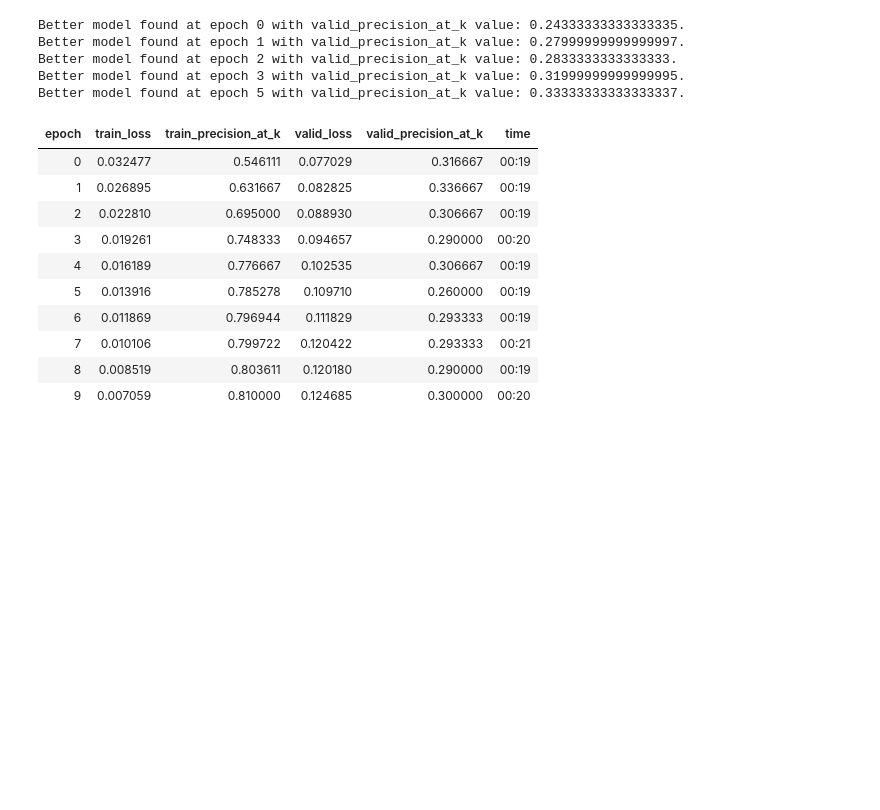
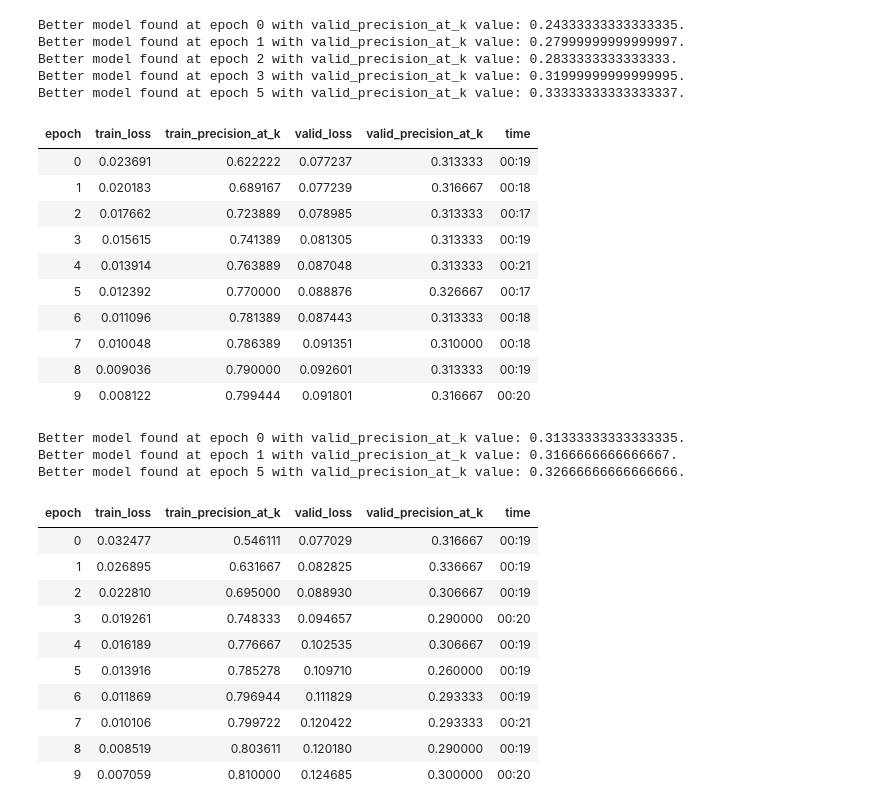
Before and after one commit to debjyotiSRoy/xcube, a Jupyter notebook: nbs/18_tutorial.train_mimic3.ipynb, the cells around one changed output. Cells and saved outputs as stored; diff of their text form; code cells hidden in the pictures; blank space fills up the shorter version.

```diff
--- a/nbs/18_tutorial.train_mimic3.ipynb
+++ b/nbs/18_tutorial.train_mimic3.ipynb
@@ -1489,6 +1539,23 @@ Better model found at epoch 3 with valid_precision_at_k value: 0.319999999999999
 Better model found at epoch 5 with valid_precision_at_k value: 0.33333333333333337.
 # %%
 learn.freeze_to(-2)
+# %%
+learn.fit(10, lr=1e-2)
+# %% [output]
+| epoch | train_loss | train_precision_at_k | valid_loss | valid_precision_at_k | time |
+| 0 | 0.023691 | 0.622222 | 0.077237 | 0.313333 | 00:19 |
+| 1 | 0.020183 | 0.689167 | 0.077239 | 0.316667 | 00:18 |
+| 2 | 0.017662 | 0.723889 | 0.078985 | 0.313333 | 00:17 |
+| 3 | 0.015615 | 0.741389 | 0.081305 | 0.313333 | 00:19 |
+| 4 | 0.013914 | 0.763889 | 0.087048 | 0.313333 | 00:21 |
+| 5 | 0.012392 | 0.770000 | 0.088876 | 0.326667 | 00:17 |
+| 6 | 0.011096 | 0.781389 | 0.087443 | 0.313333 | 00:18 |
+| 7 | 0.010048 | 0.786389 | 0.091351 | 0.310000 | 00:18 |
+| 8 | 0.009036 | 0.790000 | 0.092601 | 0.313333 | 00:19 |
+| 9 | 0.008122 | 0.799444 | 0.091801 | 0.316667 | 00:20 |
+Better model found at epoch 0 with valid_precision_at_k value: 0.31333333333333335.
+Better model found at epoch 1 with valid_precision_at_k value: 0.3166666666666667.
+Better model found at epoch 5 with valid_precision_at_k value: 0.32666666666666666.
 # %%
 learn.fit(10, lr=1e-2)
 # %% [output]
```
Also changed, not shown: parts of 11 cells of this notebook, 5 other files.
